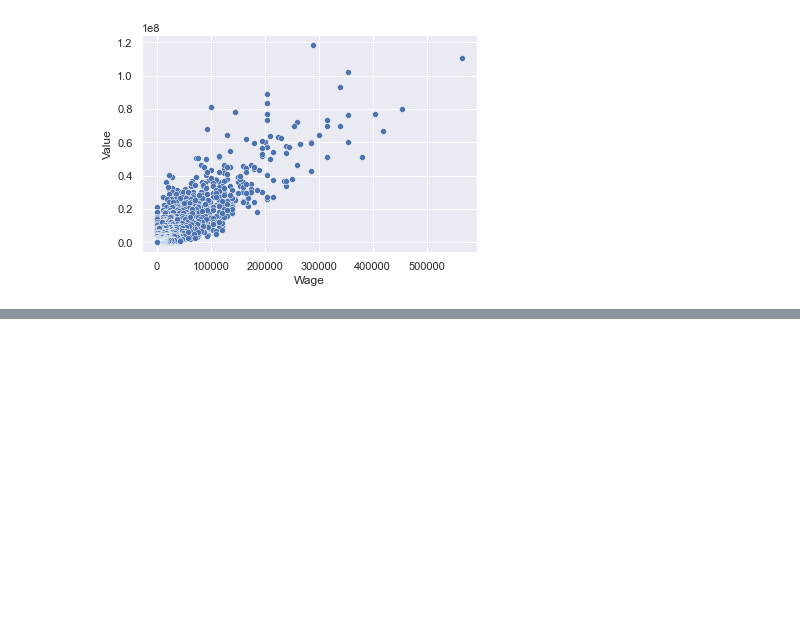
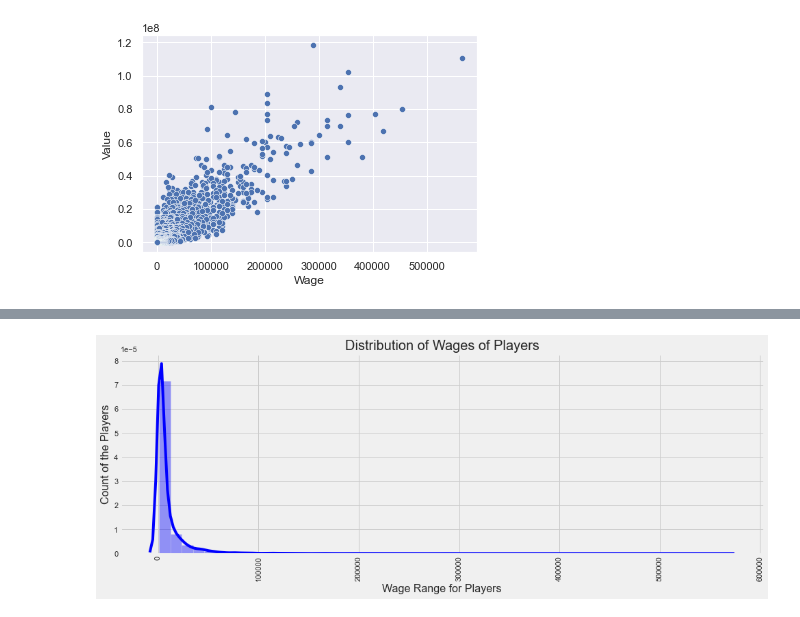
Before and after one commit to abukimemia/FIFA-2019, a Jupyter notebook: SOCCER.ipynb, the cells around one changed output, grey strips where cells are left out. Cells and saved outputs as stored; diff of their text form; code cells hidden in the pictures; blank space fills up the shorter version.

```diff
--- a/SOCCER.ipynb
+++ b/SOCCER.ipynb
@@ -174,0 +261,13 @@ show(p)
+# %%
+import warnings
+warnings.filterwarnings('ignore')
+
+plt.rcParams['figure.figsize'] = (15, 5)
+sns.distplot(data_frame['Wage'], color = 'blue')
+plt.xlabel('Wage Range for Players', fontsize = 16)
+plt.ylabel('Count of the Players', fontsize = 16)
+plt.title('Distribution of Wages of Players', fontsize = 20)
+plt.xticks(rotation = 90)
+plt.show()
+# %% [output]
+[figure, added]
```
Also changed, not shown: parts of 36 cells of this notebook, 1 other file.
